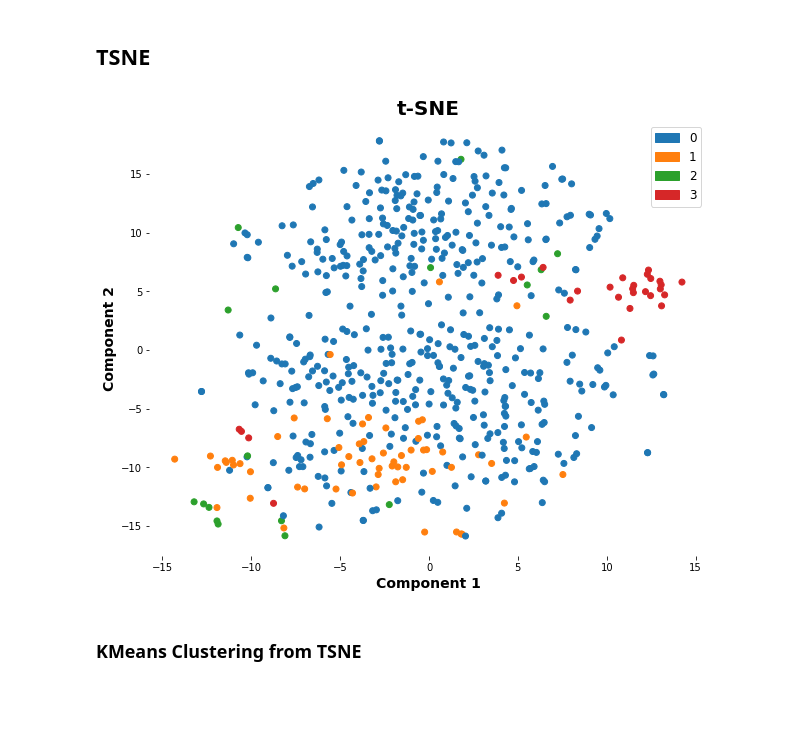
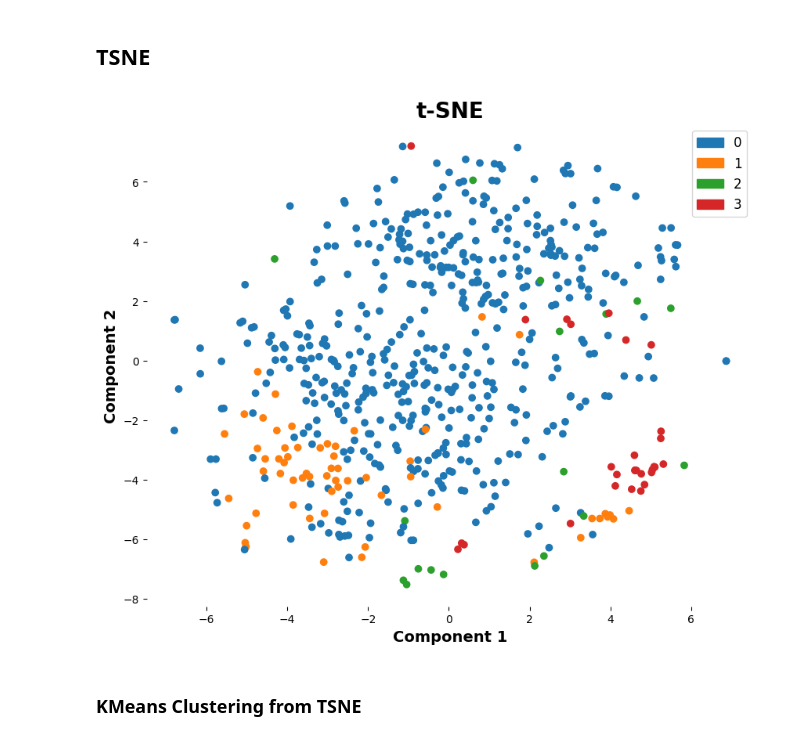
Before and after one commit to ClayGendron/icr-identify-age-related-conditions-kaggle, a Jupyter notebook: icr-gendron-2.ipynb, the cells around one changed output. Cells and saved outputs as stored; diff of their text form; code cells hidden in the pictures; blank space fills up the shorter version.

Commit message:
Optimized Model Weights

```diff
--- a/icr-gendron-2.ipynb
+++ b/icr-gendron-2.ipynb
@@ -97,8 +128,9 @@ y_train_delta = y_encoder.fit_transform(train_df['Delta'])
 y_train_gamma = y_encoder.fit_transform(train_df['Gamma'])
 # %%
 # impute data
-median_imputer = SimpleImputer(strategy = 'median')
-imputed = median_imputer.fit_transform(X_train)
+# X_train = clip_outliers(X_train)
+knn_imputer = KNNImputer(n_neighbors = 10, weights = 'distance')
+imputed = knn_imputer.fit_transform(X_train)
 X_train = pd.DataFrame(imputed, columns = X_train.columns, index = X_train.index)
 # %%
 # plot styles
@@ -152,34 +184,34 @@ error_type_map = {'True Positive': 'C0', 'True Negative': 'C1', 'False Positive'
 # %%
 tsne_n = 2
 tsne_df = X_train.drop(['Epsilon'], axis = 1, inplace = False)
 tsne_scaled = StandardScaler().fit_transform(tsne_df)
-tsne_transfromed = PowerTransformer().fit_transform(tsne_scaled)
-tsne_df = pd.DataFrame(tsne_transfromed, columns = tsne_df.columns, index = tsne_df.index)
-tsne = TSNE(n_components = tsne_n, perplexity = 50, random_state = random_seed)
+tsne_transformed = PowerTransformer().fit_transform(tsne_scaled)
+tsne_df = pd.DataFrame(tsne_transformed, columns = tsne_df.columns, index = tsne_df.index)
+tsne = TSNE(n_components = tsne_n, perplexity = 100, random_state = random_seed)
 tsne_columns = ['Component ' + str(i + 1) for i in range(tsne_n)]
 X_tsne = tsne.fit_transform(tsne_df)
 
 # create df with the t-SNE components and 'Class'
 tsne_df = pd.DataFrame(data = X_tsne, columns = tsne_columns)
 tsne_df['Class'] = y_train_class
 tsne_df['Alpha'] = y_train_alpha
 
 colors = tsne_df['Alpha'].map(alpha_color_map)
 
 legend_elements = [Patch(color = clr, label = lbl) for lbl, clr in alpha_color_map.items()]
 
 # plot components
 plt.figure(figsize = (10, 8))
 plt.title('t-SNE', fontdict = font_dict_header)
 plt.box(False)
 plt.scatter(tsne_df['Component 1'], tsne_df['Component 2'], c = colors)
 plt.legend(handles = legend_elements, loc = 'upper right', fontsize = 12)
 plt.xlabel('Component 1', fontdict = font_dict_axistitle)
 plt.ylabel('Component 2', fontdict = font_dict_axistitle)
 
 plt.show()
 # %% [output]
-[figure, old version]
+[figure, new version]
 # %% [markdown]
 ### KMeans Clustering from TSNE
 # %%
```
Also changed, not shown: parts of 31 cells of this notebook.
